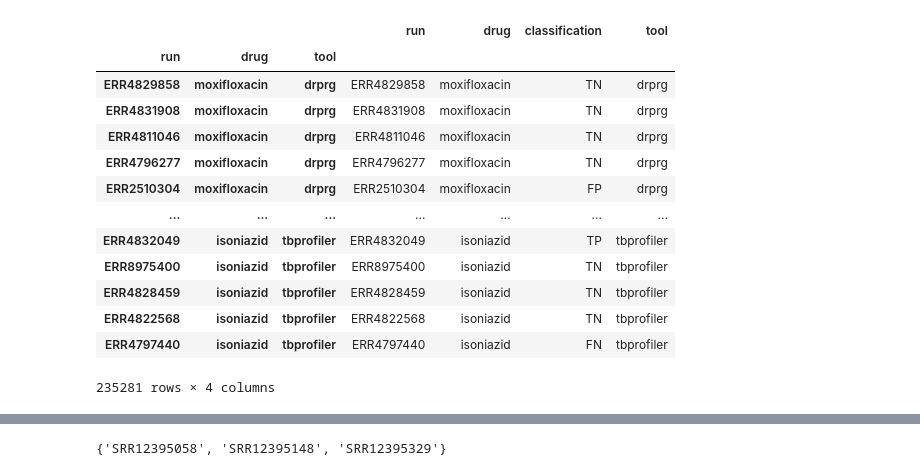
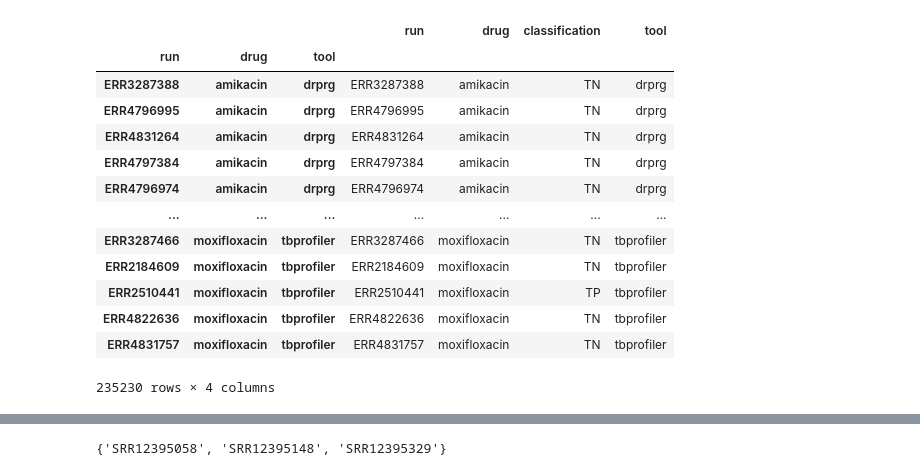
Before and after one commit to mbhall88/drprg, a Jupyter notebook: paper/workflow/notebook/improve_sn_and_sp.ipynb, the cells around one changed output, grey strips where cells are left out. Drawn from its saved outputs; the diff is of its cells as text; code cells hidden in the pictures.

```diff
--- a/paper/workflow/notebook/improve_sn_and_sp.ipynb
+++ b/paper/workflow/notebook/improve_sn_and_sp.ipynb
@@ -1,21 +1,21 @@
 # %%
 import pandas as pd
 # %%
-df = pd.read_csv("../../results/tables/sn_sp/gene_deletion/classifications.illumina.csv")
+df = pd.read_csv("../../results/tables/sn_sp/classifications.illumina.csv")
 df.set_index(["run", "drug", "tool"], inplace=True, drop=False, verify_integrity=True)
 df
 # %% [output]
 |  |  |  | run | drug | classification | tool |
 | run | drug | tool |  |  |  |  |
-| ERR4829858 | moxifloxacin | drprg | ERR4829858 | moxifloxacin | TN | drprg |
-| ERR4831908 | moxifloxacin | drprg | ERR4831908 | moxifloxacin | TN | drprg |
-| ERR4811046 | moxifloxacin | drprg | ERR4811046 | moxifloxacin | TN | drprg |
-| ERR4796277 | moxifloxacin | drprg | ERR4796277 | moxifloxacin | TN | drprg |
-| ERR2510304 | moxifloxacin | drprg | ERR2510304 | moxifloxacin | FP | drprg |
+| ERR3287388 | amikacin | drprg | ERR3287388 | amikacin | TN | drprg |
+| ERR4796995 | amikacin | drprg | ERR4796995 | amikacin | TN | drprg |
+| ERR4831264 | amikacin | drprg | ERR4831264 | amikacin | TN | drprg |
+| ERR4797384 | amikacin | drprg | ERR4797384 | amikacin | TN | drprg |
+| ERR4796974 | amikacin | drprg | ERR4796974 | amikacin | TN | drprg |
 | ... | ... | ... | ... | ... | ... | ... |
-| ERR4832049 | isoniazid | tbprofiler | ERR4832049 | isoniazid | TP | tbprofiler |
-| ERR8975400 | isoniazid | tbprofiler | ERR8975400 | isoniazid | TN | tbprofiler |
-| ERR4828459 | isoniazid | tbprofiler | ERR4828459 | isoniazid | TN | tbprofiler |
-| ERR4822568 | isoniazid | tbprofiler | ERR4822568 | isoniazid | TN | tbprofiler |
-| ERR4797440 | isoniazid | tbprofiler | ERR4797440 | isoniazid | FN | tbprofiler |
+| ERR3287466 | moxifloxacin | tbprofiler | ERR3287466 | moxifloxacin | TN | tbprofiler |
+| ERR2184609 | moxifloxacin | tbprofiler | ERR2184609 | moxifloxacin | TN | tbprofiler |
+| ERR2510441 | moxifloxacin | tbprofiler | ERR2510441 | moxifloxacin | TP | tbprofiler |
+| ERR4822636 | moxifloxacin | tbprofiler | ERR4822636 | moxifloxacin | TN | tbprofiler |
+| ERR4831757 | moxifloxacin | tbprofiler | ERR4831757 | moxifloxacin | TN | tbprofiler |
-235281 rows × 4 columns
+235230 rows × 4 columns
```
Also changed, not shown: parts of 9 cells of this notebook, 1 other file.
